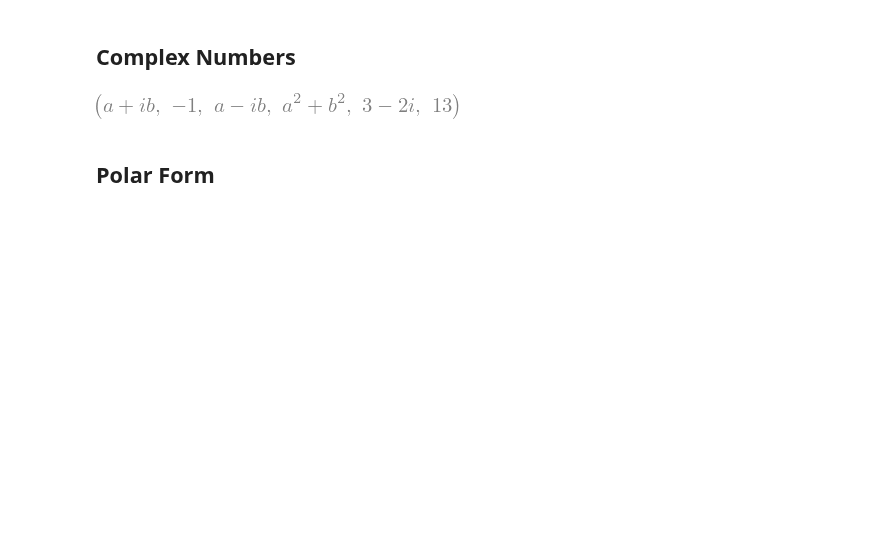
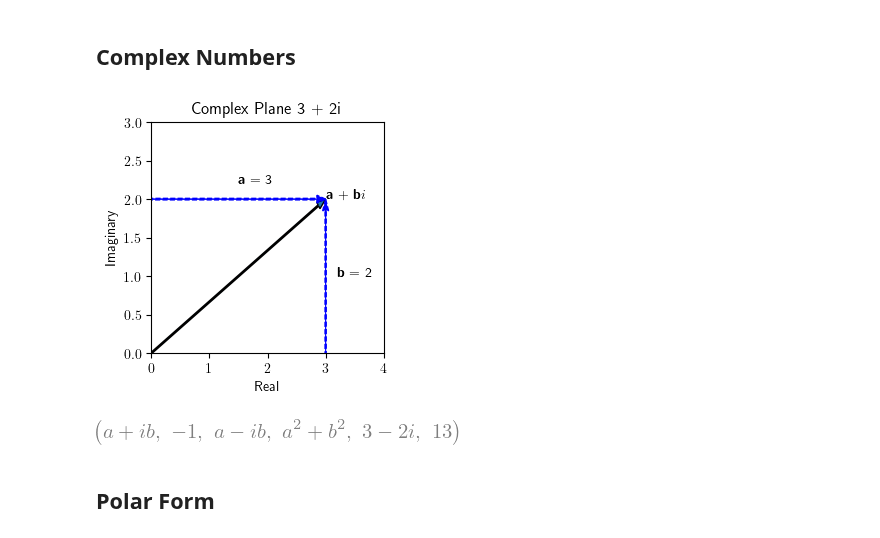
Before and after one commit to Artuk009/QuantumComputing, a Jupyter notebook: LectureOne.ipynb, the cells around one changed output. Cells and saved outputs as stored; diff of their text form; code cells hidden in the pictures; blank space fills up the shorter version.

Commit message:
Lecture One Figures

```diff
--- a/LectureOne.ipynb
+++ b/LectureOne.ipynb
@@ -1,37 +1,57 @@
 # %%
 # Author: Brent Artuch
-# 2024/09/12
+# 2024/09/15
 
 from sympy import *
 from sympy.physics.quantum import *
 from math import degrees
 from IPython.display import *
+import matplotlib.pyplot as plt
+import numpy as np
+
+plt.rcParams["text.usetex"] = True
 # %% [markdown]
 ## Complex Numbers
 # %%
 a, b = symbols('a b')
 init_printing()
 
 # Expressed as:
 z = a + b*I
 # st a,b in R, and i is an indeterminate with:
 i_squared = I**2
 
 # Complex Conjugate:
 z_conjugate = a + (-1)*b*I
 
 # Squared Magnitude |a + bi|^2:
 z_squared_magnitude = expand(z * z_conjugate)
 
 # Example
 a_1, b_1 = 3, 2
 complex_number = a_1 + b_1*I
 conjugate_example = conjugate(complex_number)
 squared_magnitude_example = expand(complex_number * conjugate_example)
 
+# Plot the example
+plt.figure(figsize=(3,3))
+plt.title("Complex Plane 3 + 2i")
+plt.annotate(r'\textbf{a} + \textbf{b}$i$', xy=(3, 2))
+plt.annotate(r'\textbf{a} = 3', xy=(1.5, 2.2))
+plt.annotate(r'\textbf{b} = 2', xy=(3.2, 1))
+plt.arrow(0,0, a_1, b_1, head_width = 0.1, length_includes_head = True, width = 0.02)
+plt.arrow(3, 0, 0, b_1, head_width = 0.1, length_includes_head = True, width = 0.02, color = 'b', linestyle = '--')
+plt.arrow(0, 2, a_1, 0, head_width = 0.1, length_includes_head = True, width = 0.02, color = 'b', linestyle = '--')
+plt.xlim(0,4)
+plt.ylim(0,3)
+plt.ylabel('Imaginary')
+plt.xlabel('Real')
+plt.show()
+
 (z, i_squared, z_conjugate, z_squared_magnitude, conjugate_example, squared_magnitude_example)
 # %% [output]
-[figure, old version]
+[figure, new version]
+[figure, added]
 # %% [markdown]
 ## Polar Form
 # %%
```
Also changed, not shown: parts of 1 cell of this notebook, 1 other file.
